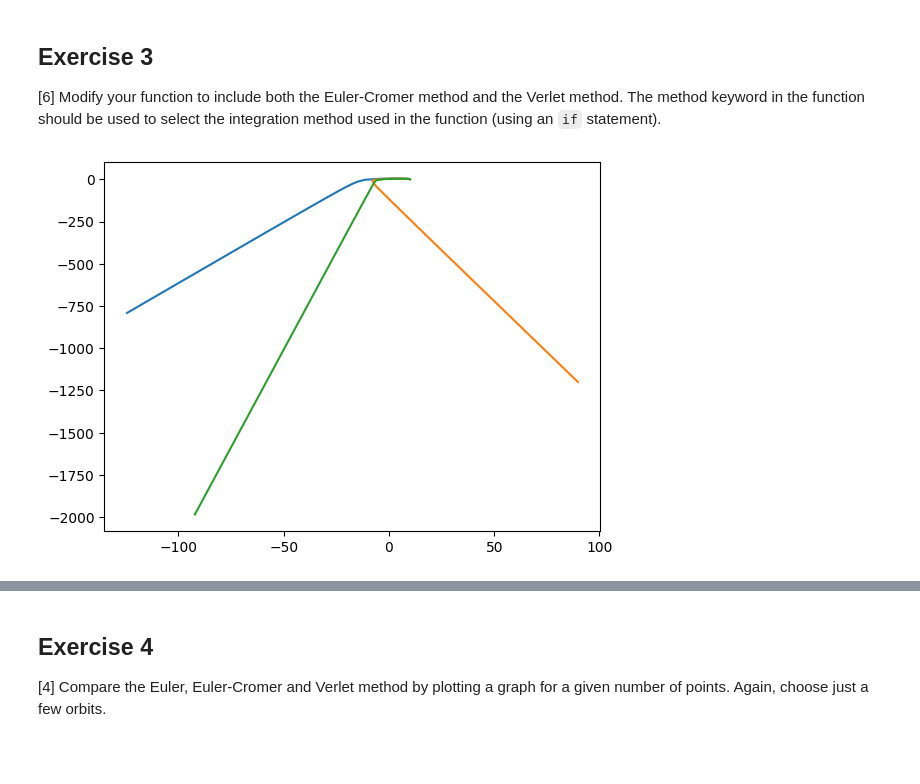
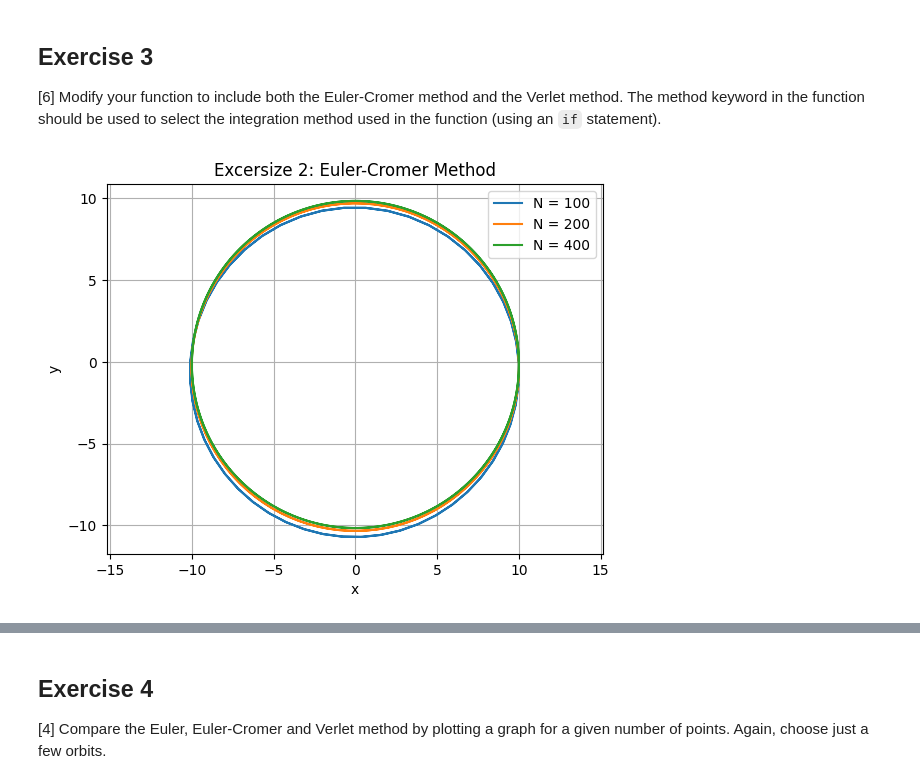
Before and after one commit to PX2145-2025/week-9-b-Medhekar-Anushka, a Jupyter notebook: ODEs_2.ipynb, the cells around one changed output, grey strips where cells are left out. Cells and saved outputs as stored; diff of their text form; code cells hidden in the pictures; blank space fills up the shorter version.

```diff
--- a/ODEs_2.ipynb
+++ b/ODEs_2.ipynb
@@ -452,37 +455,43 @@ def f(r0, v0, t_max,n_step, method='euler'):
   v = np.zeros((n_step,2))
 
   #t[0] = t0
   #r[0] = 10
   #x[0] = x0
 
   #t_max = 1000
   #dt = 10
   #G = 1
   #M = 1
   r[0] = r0
   v[0] = v0
 
   for i in range(0,n_step-1):
     r_cubed = pow(r[i,0]*r[i,0] + r[i,1]*r[i,1], 1.5)
     a = np.array([-r[i,0]/r_cubed, -r[i,1]/r_cubed])
     #v = x[1]
-    r[i+1] = r[i] + v[i]*dt
-    v[i+1] = v[i] + a*dt*(i + dt)
+    v[i+1] = v[i] + a*dt
+    r[i+1] = r[i] + v[i+1]*dt
+
   return t, r, v
 
 r0 = [10.0, 0.0]
 #print(r0)
 v0 = [0, np.sqrt(1.0/r0[0])]
 #print(v0)
 tp = 2*np.pi*pow(r0[0], 1.5)
 #print(tp)
 
 
 
-for n_step in [100, 200, 400]:
-  t, r, v = f(r0,v0, 2*tp, n_step)
-  #print(t, v, r)
-  plt.plot(r[:,0], r[:,1])
+for N in [100, 200, 400]:
+  t, r, v = f(r0,v0, 2*tp, N)
+  plt.plot(r[:,0], r[:,1], label = f"N = {N}")
+plt.grid(True)
+plt.axis("equal")
+plt.xlabel("x")
+plt.ylabel("y")
+plt.title("Excersize 2: Euler-Cromer Method")
+plt.legend()
 plt.show()
 # %% [output]
-[figure, old version]
+[figure, new version]
```
Also changed, not shown: parts of 2 cells of this notebook.
